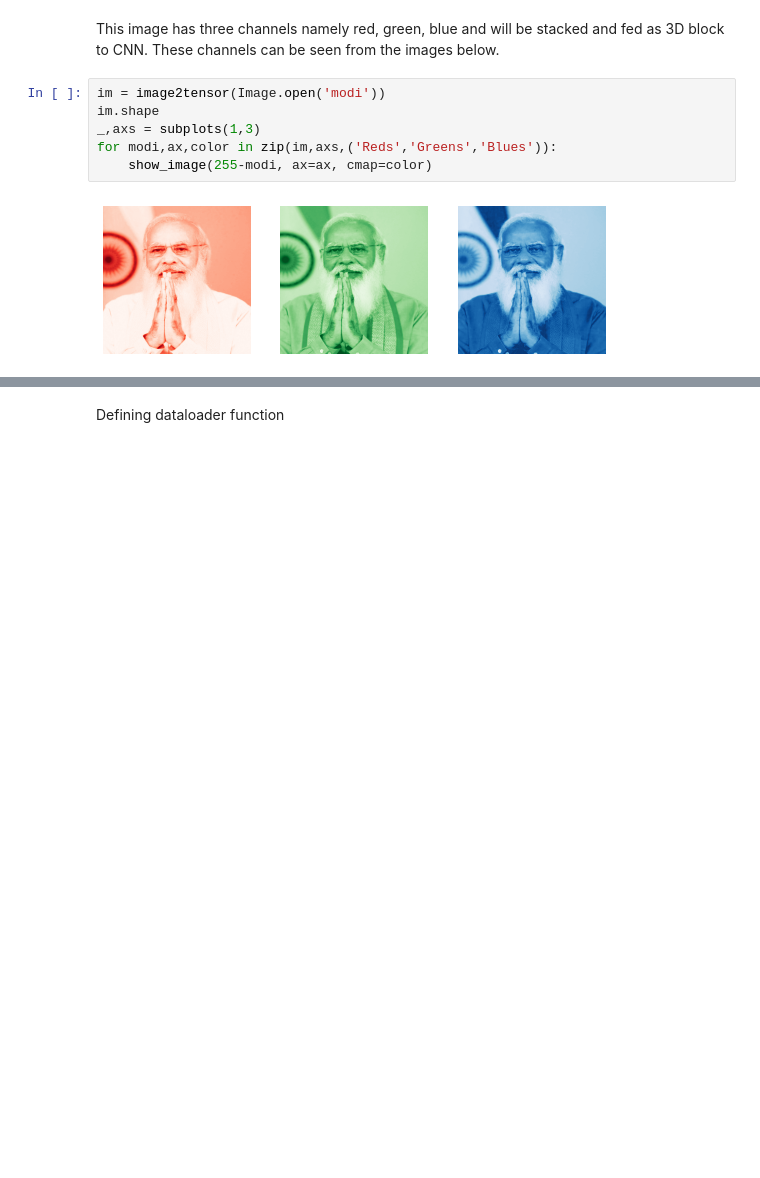
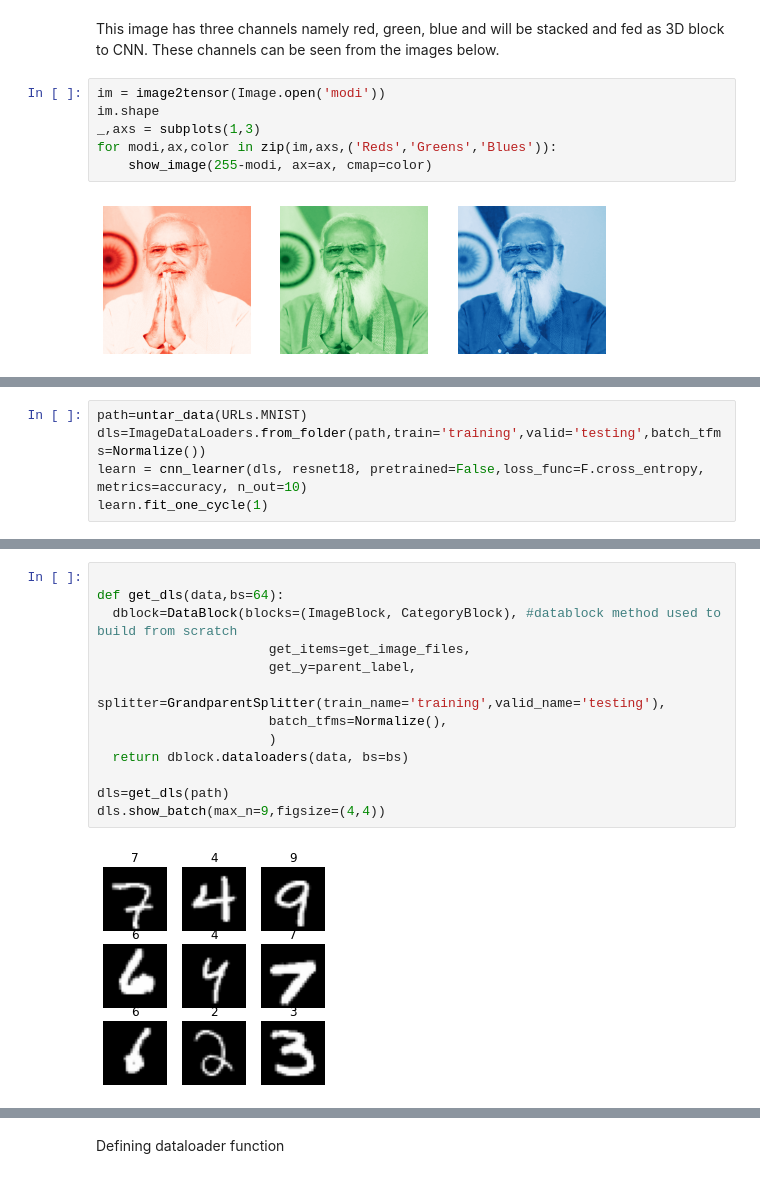
Before and after one commit to mldurga/easydl, a Jupyter notebook: _notebooks/2021-09-20-Fastbook-chapter13.ipynb, the cells around one changed output, grey strips where cells are left out. Cells and saved outputs as stored; diff of their text form; blank space fills up the shorter version.

```diff
--- a/_notebooks/2021-09-20-Fastbook-chapter13.ipynb
+++ b/_notebooks/2021-09-20-Fastbook-chapter13.ipynb
@@ -137,0 +142,5 @@ Here we use fastai code to build CNN from scratch and apply samething for the pu
+# %%
+path=untar_data(URLs.MNIST)
+dls=ImageDataLoaders.from_folder(path,train='training',valid='testing',batch_tfms=Normalize())
+learn = cnn_learner(dls, resnet18, pretrained=False,loss_func=F.cross_entropy, metrics=accuracy, n_out=10)
+learn.fit_one_cycle(1)
@@ -137,0 +170,15 @@ Here we use fastai code to build CNN from scratch and apply samething for the pu
+# %%
+
+def get_dls(data,bs=64):
+  dblock=DataBlock(blocks=(ImageBlock, CategoryBlock), #datablock method used to build from scratch
+                      get_items=get_image_files,
+                      get_y=parent_label,
+                      splitter=GrandparentSplitter(train_name='training',valid_name='testing'),
+                      batch_tfms=Normalize(),
+                      )
+  return dblock.dataloaders(data, bs=bs)
+
+dls=get_dls(path)
+dls.show_batch(max_n=9,figsize=(4,4))
+# %% [output]
+[figure, added]
```
Also changed, not shown: parts of 33 cells of this notebook.
